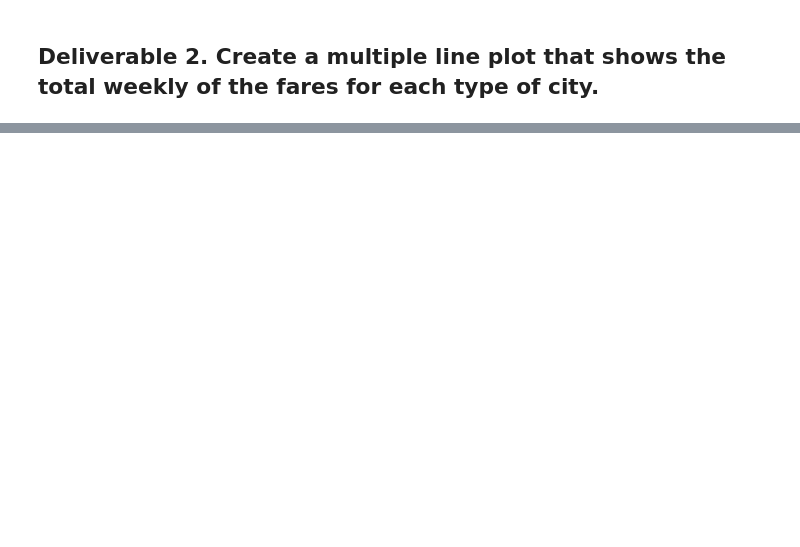
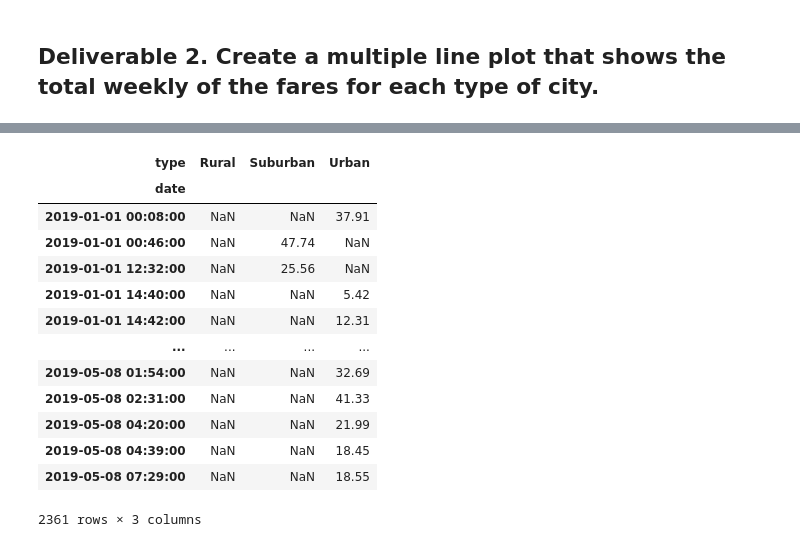
Before and after one commit to KathleenYager/PyBer-Analysis, a Jupyter notebook: PyBer_Challenge.ipynb, the cells around one changed output, grey strips where cells are left out. Cells and saved outputs as stored; diff of their text form; code cells hidden in the pictures; blank space fills up the shorter version.

```diff
--- a/PyBer_Challenge.ipynb
+++ b/PyBer_Challenge.ipynb
@@ -119,5 +243,22 @@ pyber_summary_df.index.name = None
 # %%
 # 6. Set the "date" index to datetime datatype. This is necessary to use the resample() method in Step 8.
 # df.index = pd.to_datetime(df.index)
+date_type_pivot.index = pd.to_datetime(date_type_pivot.index)
+date_type_pivot
+# %% [output]
+| type | Rural | Suburban | Urban |
+| date |  |  |  |
+| 2019-01-01 00:08:00 | NaN | NaN | 37.91 |
+| 2019-01-01 00:46:00 | NaN | 47.74 | NaN |
+| 2019-01-01 12:32:00 | NaN | 25.56 | NaN |
+| 2019-01-01 14:40:00 | NaN | NaN | 5.42 |
+| 2019-01-01 14:42:00 | NaN | NaN | 12.31 |
+| ... | ... | ... | ... |
+| 2019-05-08 01:54:00 | NaN | NaN | 32.69 |
+| 2019-05-08 02:31:00 | NaN | NaN | 41.33 |
+| 2019-05-08 04:20:00 | NaN | NaN | 21.99 |
+| 2019-05-08 04:39:00 | NaN | NaN | 18.45 |
+| 2019-05-08 07:29:00 | NaN | NaN | 18.55 |
+2361 rows × 3 columns
 # %%
 # 7. Check that the datatype for the index is datetime using df.info()
```
Also changed, not shown: parts of 18 cells of this notebook.
